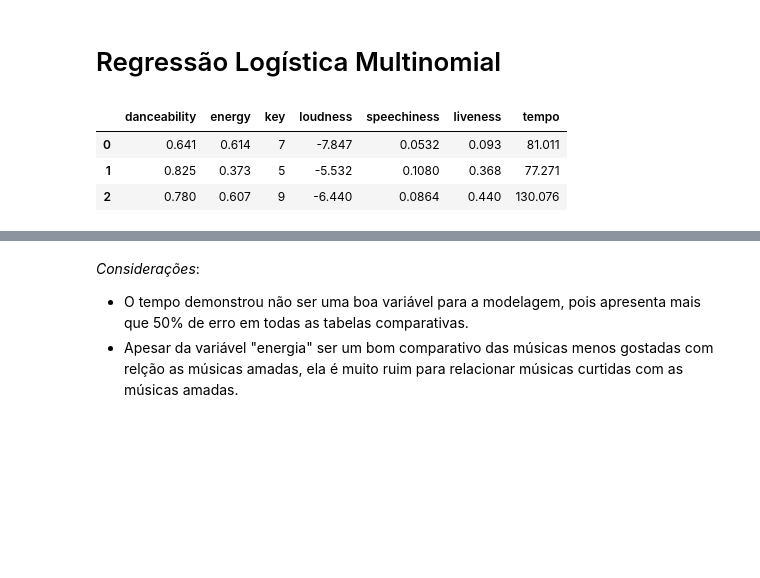
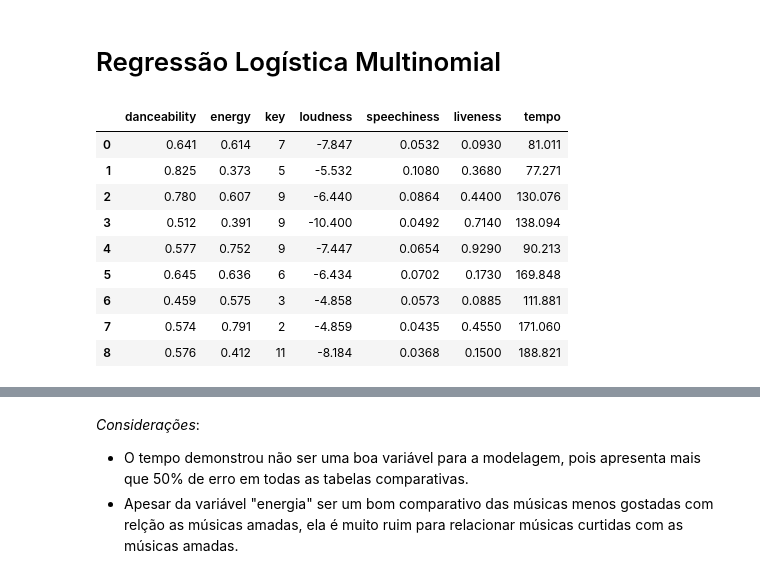
Before and after one commit to leonardodma/Projeto2_Cdados, a Jupyter notebook: SPOTIFY/classificacao_spotify(2).ipynb, the cells around one changed output, grey strips where cells are left out. Cells and saved outputs as stored; diff of their text form; code cells hidden in the pictures; blank space fills up the shorter version.

```diff
--- a/SPOTIFY/classificacao_spotify(2).ipynb
+++ b/SPOTIFY/classificacao_spotify(2).ipynb
@@ -86,17 +91,23 @@ Assim, essas srão as variáveis que serão utilizadas para a modelagem e aprofu
 # %%
 x_train = dados.drop([
     'like', 'name', 'acousticness', 'instrumentalness', 'valence', 'id', 'uri',
     'track_href', 'analysis_url', 'time_signature', 'mode', 'duration_ms'
 ],
                      axis=1)
 
 y_train = dados['like']
-x_train.head(3)
+x_train.head(9)
 # %% [output]
 |  | danceability | energy | key | loudness | speechiness | liveness | tempo |
-| 0 | 0.641 | 0.614 | 7 | -7.847 | 0.0532 | 0.093 | 81.011 |
-| 1 | 0.825 | 0.373 | 5 | -5.532 | 0.1080 | 0.368 | 77.271 |
-| 2 | 0.780 | 0.607 | 9 | -6.440 | 0.0864 | 0.440 | 130.076 |
+| 0 | 0.641 | 0.614 | 7 | -7.847 | 0.0532 | 0.0930 | 81.011 |
+| 1 | 0.825 | 0.373 | 5 | -5.532 | 0.1080 | 0.3680 | 77.271 |
+| 2 | 0.780 | 0.607 | 9 | -6.440 | 0.0864 | 0.4400 | 130.076 |
+| 3 | 0.512 | 0.391 | 9 | -10.400 | 0.0492 | 0.7140 | 138.094 |
+| 4 | 0.577 | 0.752 | 9 | -7.447 | 0.0654 | 0.9290 | 90.213 |
+| 5 | 0.645 | 0.636 | 6 | -6.434 | 0.0702 | 0.1730 | 169.848 |
+| 6 | 0.459 | 0.575 | 3 | -4.858 | 0.0573 | 0.0885 | 111.881 |
+| 7 | 0.574 | 0.791 | 2 | -4.859 | 0.0435 | 0.4550 | 171.060 |
+| 8 | 0.576 | 0.412 | 11 | -8.184 | 0.0368 | 0.1500 | 188.821 |
 # %%
 # Removendo dados por meio do valor p:
 logit_model = sm.MNLogit(y_train, sm.add_constant(x_train))
```
Also changed, not shown: parts of 4 cells of this notebook, 1 other file.
